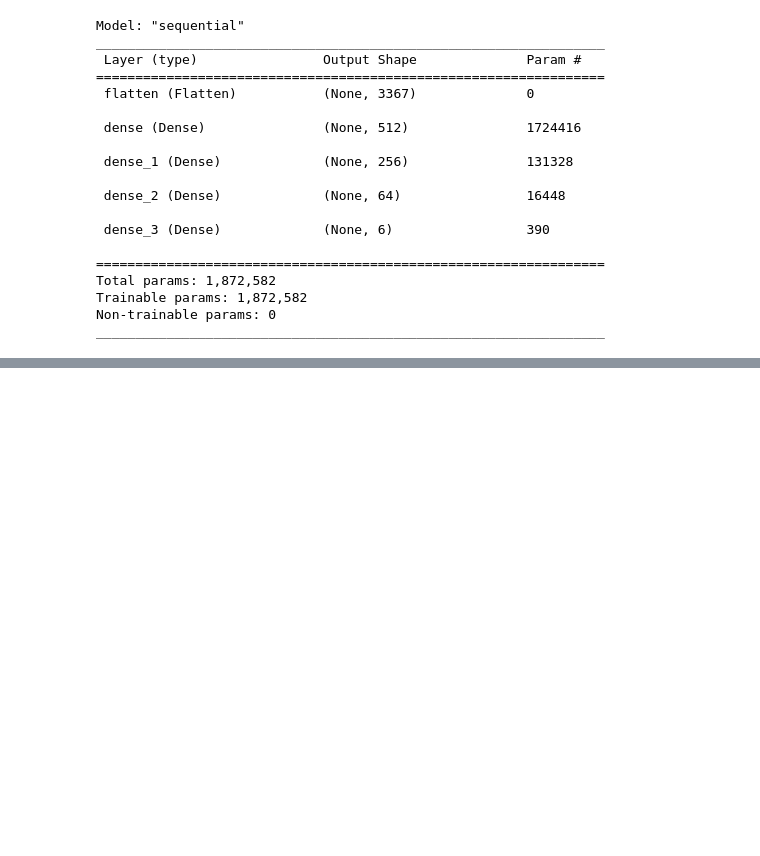
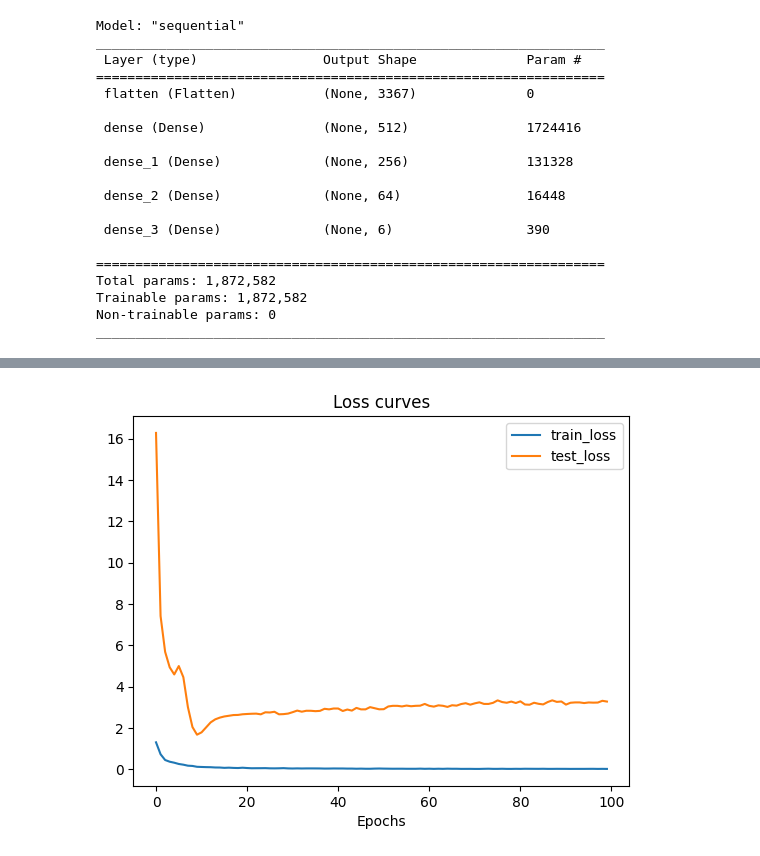
Before and after one commit to SoumiK-777/Indian_Music_Genre_Classification, a Jupyter notebook: training.ipynb, the cells around one changed output, grey strips where cells are left out. Saved outputs shown, nothing was run; the diff lists cells and outputs as text; code cells hidden in the pictures; blank space fills up the shorter version.

```diff
--- a/training.ipynb
+++ b/training.ipynb
@@ -175,0 +264,4 @@ plot_loss_curves(history2)
+# %%
+plot_loss_curves(cnn_history)
+# %% [output]
+[figure, added]
```
Also changed, not shown: parts of 29 cells of this notebook.
